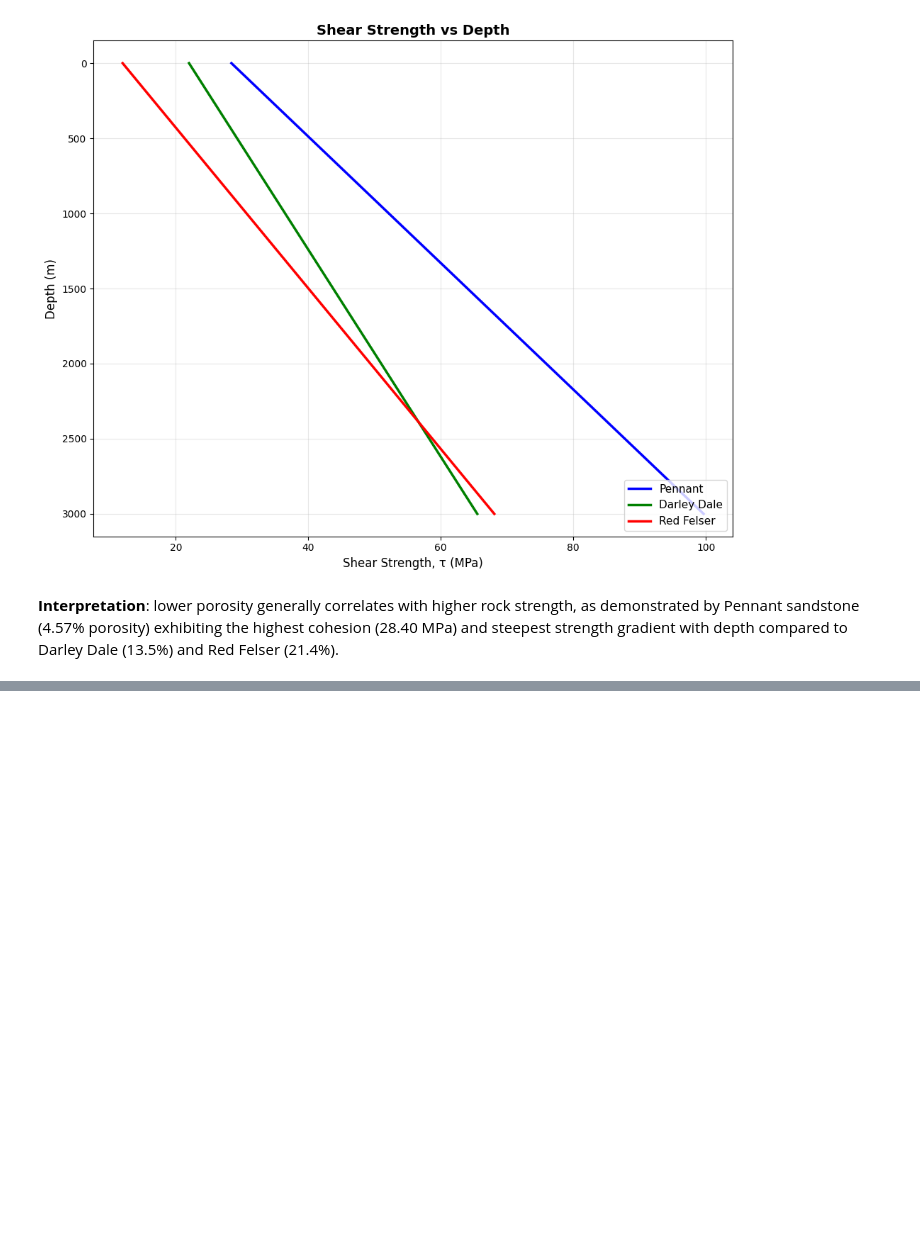
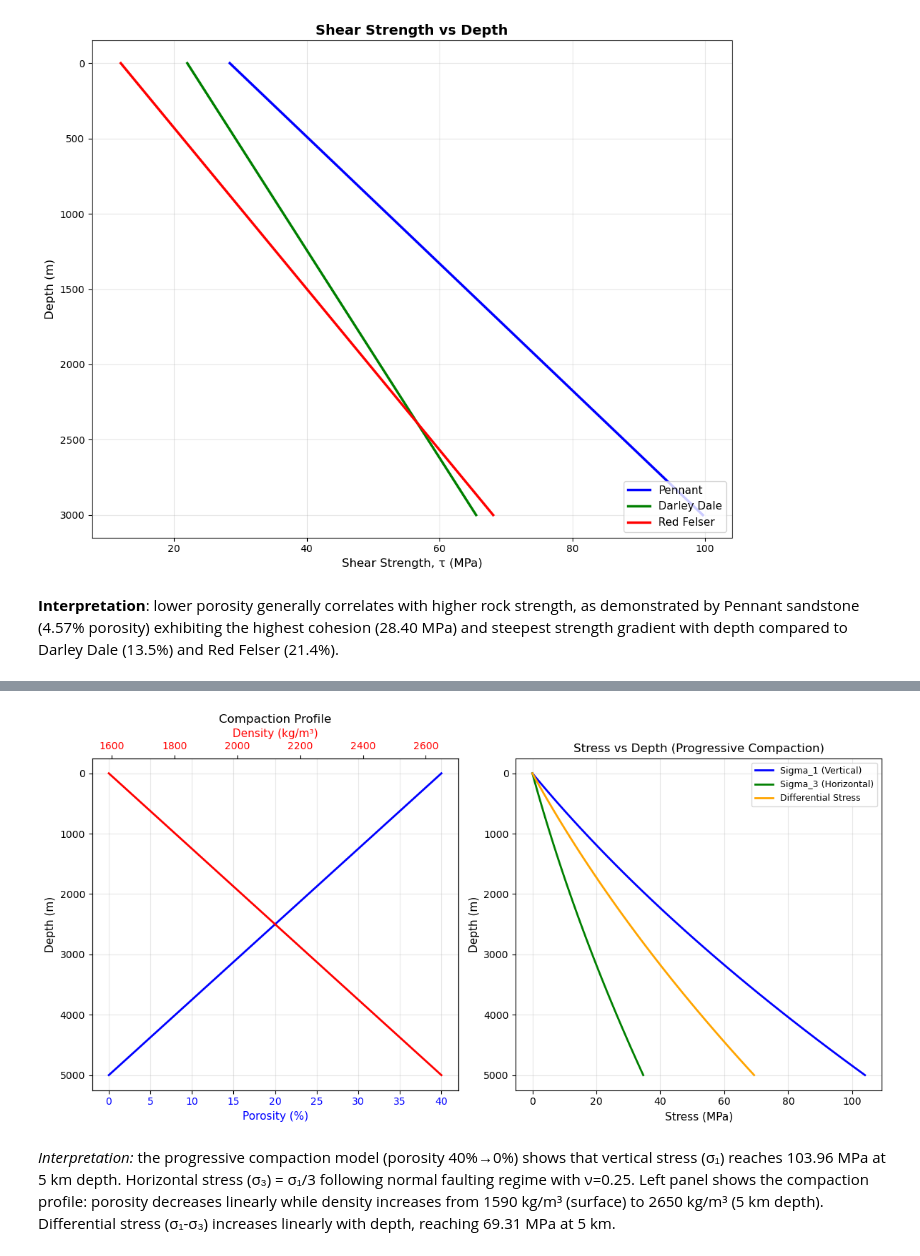
Before and after one commit to nandanajihha/Geomechanics-Q3, a Jupyter notebook: Exercise Geomechanics and Structural Geology (Feb 2026).ipynb, the cells around one changed output, grey strips where cells are left out. Drawn from its saved outputs; the diff is of its cells as text; code cells hidden in the pictures; blank space fills up the shorter version.

```diff
--- a/Exercise Geomechanics and Structural Geology (Feb 2026).ipynb
+++ b/Exercise Geomechanics and Structural Geology (Feb 2026).ipynb
@@ -360,0 +433,61 @@ sandstones (density of non-porous sandstone is 2.65 g/cm3</u>:
+# %%
+# Task 3b: Decreasing porosity with depth
+
+import numpy as np
+import matplotlib.pyplot as plt
+
+rho_grain = 2650
+phi_surface = 0.40
+z_max = 5000
+nu = 0.25
+g = 9.81
+
+z = np.linspace(0, 5000, 100)
+
+# Calculate porosity, density, and average density with depth
+phi_z = phi_surface * (1 - z / z_max)
+rho_z = rho_grain * (1 - phi_z)
+rho_avg = (rho_grain * (1 - phi_surface) + rho_z) / 2
+
+# Progressive compaction stresses
+sigma_1 = rho_avg * g * z / 1e6
+sigma_3 = (nu / (1 - nu)) * sigma_1
+diff_stress = sigma_1 - sigma_3
+
+# Visualization
+fig, axes = plt.subplots(1, 2, figsize=(12, 6))
+
+# Plot 1: Compaction profile (porosity and density vs depth)
+ax1 = axes[0]
+ax1_twin = ax1.twiny()
+ax1.plot(phi_z * 100, z, 'b-', linewidth=2)
+ax1.set_xlabel('Porosity (%)', fontsize=11, color='b')
+ax1.tick_params(axis='x', labelcolor='b')
+ax1.set_ylabel('Depth (m)', fontsize=11)
+ax1.invert_yaxis()
+ax1.grid(alpha=0.3)
+
+ax1_twin.plot(rho_z, z, 'r-', linewidth=2)
+ax1_twin.set_xlabel('Density (kg/m³)', fontsize=11, color='r')
+ax1_twin.tick_params(axis='x', labelcolor='r')
+ax1.set_title('Compaction Profile', fontsize=12)
+
+# Plot 2: Stress with depth (progressive compaction)
+ax2 = axes[1]
+ax2.plot(sigma_1, z, 'b-', linewidth=2, label='Sigma_1 (Vertical)')
+ax2.plot(sigma_3, z, 'g-', linewidth=2, label='Sigma_3 (Horizontal)')
+ax2.plot(diff_stress, z, 'orange', linewidth=2, label='Differential Stress')
+
+ax2.set_xlabel('Stress (MPa)', fontsize=11)
+ax2.set_ylabel('Depth (m)', fontsize=11)
+ax2.invert_yaxis()
+ax2.grid(alpha=0.3)
+ax2.legend(fontsize=9, loc='upper right')
+ax2.set_title('Stress vs Depth (Progressive Compaction)', fontsize=12)
+
+plt.tight_layout()
+plt.show()
+# %% [output]
+[figure, added]
+# %% [markdown]
+*Interpretation:* the progressive compaction model (porosity 40%→0%) shows that vertical stress (σ₁) reaches 103.96 MPa at 5 km depth. Horizontal stress (σ₃) = σ₁/3 following normal faulting regime with ν=0.25. Left panel shows the compaction profile: porosity decreases linearly while density increases from 1590 kg/m³ (surface) to 2650 kg/m³ (5 km depth). Differential stress (σ₁-σ₃) increases linearly with depth, reaching 69.31 MPa at 5 km.
```
Also changed, not shown: parts of 5 cells of this notebook.
